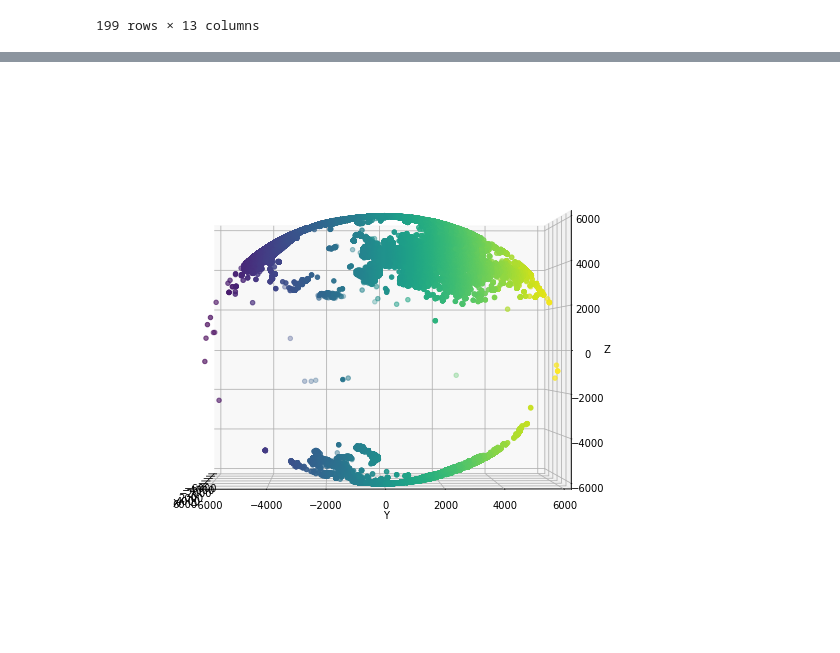
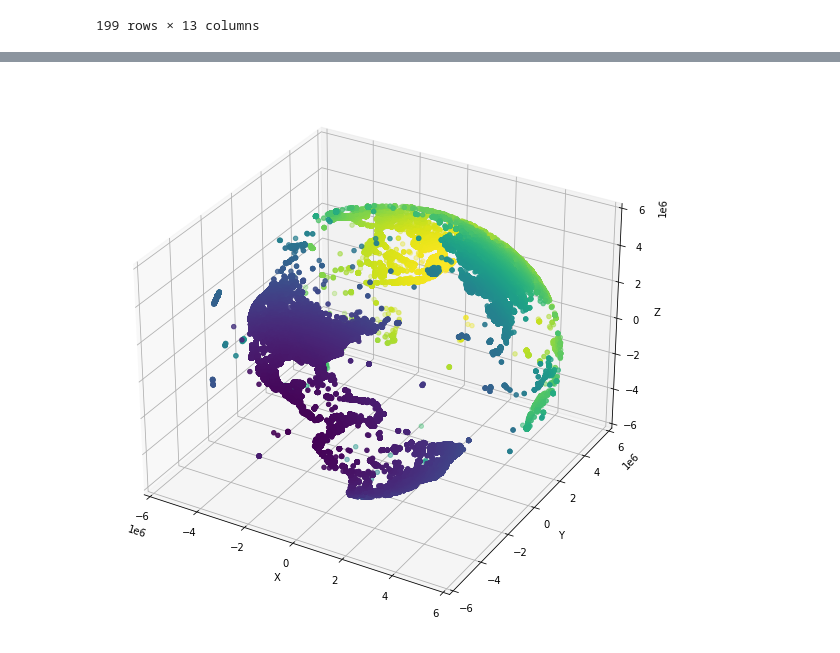
Before and after one commit to 0xjrr/foursquare-location-matching, a Jupyter notebook: fousquare_first_analysis.ipynb, the cells around one changed output, grey strips where cells are left out. Saved outputs shown, nothing was run; the diff lists cells and outputs as text; code cells hidden in the pictures.

```diff
--- a/fousquare_first_analysis.ipynb
+++ b/fousquare_first_analysis.ipynb
@@ -169,0 +115,10 @@ df2.describe()
+# %%
+import pyproj
+transformer = pyproj.Transformer.from_crs(
+        {"proj":'latlong', "ellps":'WGS84', "datum":'WGS84'},
+        {"proj":'geocent', "ellps":'WGS84', "datum":'WGS84'},
+        )
+#x, y, z = transformer.transform( lon,lat,  0,radians=False)
+# %%
+%%time
+geocentr_cartesian = df[[ 'latitude', 'longitude']].apply(lambda x: transformer.transform( x.longitude, x.latitude, 0, radians=False), axis=1).to_numpy()
@@ -170,19 +128,24 @@ df2.describe()
 # %%
 from mpl_toolkits.mplot3d import Axes3D
 import matplotlib.pyplot as plt
 fig = plt.figure(figsize=(10, 10))
 ax = plt.axes(projection='3d')
-ax.scatter3D(df2['x'], df2['y'], df2['z'], c=df2['y'])
+ax.scatter3D(
+    list(map(lambda x: x[0], geocentr_cartesian)),
+    list(map(lambda x: x[1], geocentr_cartesian)),
+    list(map(lambda x: x[2], geocentr_cartesian)),
+    c=list(map(lambda x: x[1], geocentr_cartesian))
+)
 # Set limits of the 3D display
-ax.set_xlim3d([-6000, 6000])
-ax.set_ylim3d([-6000, 6000])
-ax.set_zlim3d([-6000, 6000])
+ax.set_xlim3d([-6000000, 6000000])
+ax.set_ylim3d([-6000000, 6000000])
+ax.set_zlim3d([-6000000, 6000000])
 
 # Set labels at the 3d box/frame
 ax.set_xlabel('X')
 ax.set_ylabel('Y')
 ax.set_zlabel('Z')
 
-ax.view_init(0, angle)
+plt.show()
 # %% [output]
-[figure, old version]
+[figure, new version]
```
Also changed, not shown: parts of 32 cells of this notebook.
